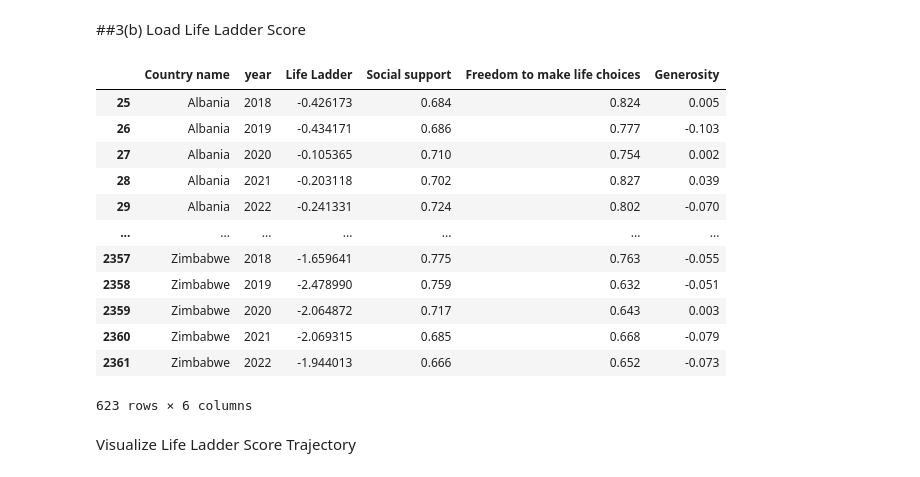
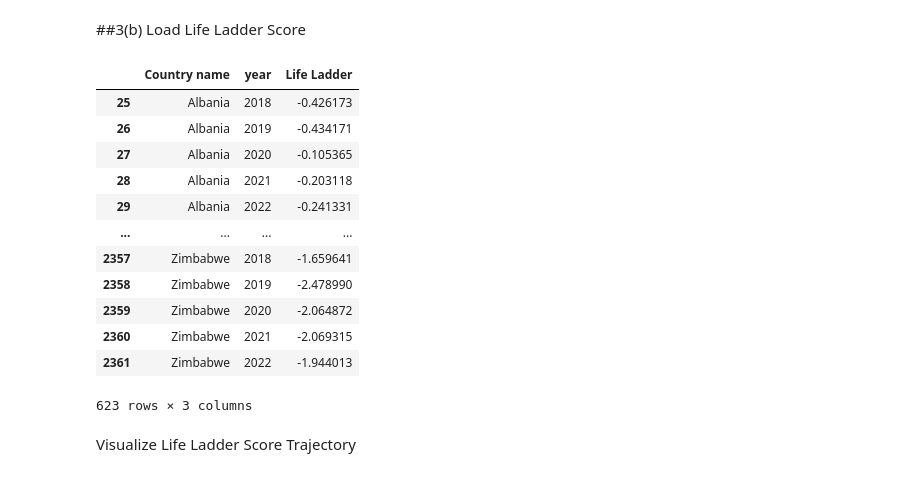
Before and after one commit to nicolesaade/WorldHappinessReportAnalysis, a Jupyter notebook: WorldHappinessReport_Time_Series_2023final.ipynb, the cells around one changed output. Cells and saved outputs as stored; diff of their text form; code cells hidden in the pictures.

```diff
--- a/WorldHappinessReport_Time_Series_2023final.ipynb
+++ b/WorldHappinessReport_Time_Series_2023final.ipynb
@@ -18,40 +18,40 @@ from keras.layers import Dense, LSTM, Dropout
 # %%
 # Load data
 data = pd.read_csv('happiness_dataset.csv')
 
 # Normalize data
 scaler = StandardScaler()
 data['Life Ladder'] = scaler.fit_transform(data[['Life Ladder']])
 
 # Dataframe with life ladder score 2018-2023
-ladder_data = data[['Country name', 'year', 'Life Ladder', 'Social support', 'Freedom to make life choices', 'Generosity']].loc[data['year'].isin([2018, 2019, 2020, 2021, 2022, 2023])]
+ladder_data = data[['Country name', 'year', 'Life Ladder']].loc[data['year'].isin([2018, 2019, 2020, 2021, 2022, 2023])]
 
 # Remove countries missing any of the 2018-2023 life ladder scores
 countries = set(ladder_data.loc[ladder_data['year']==2018]['Country name'].unique()).intersection(
     ladder_data.loc[ladder_data['year']==2019]['Country name'].unique(),
     ladder_data.loc[ladder_data['year']==2020]['Country name'].unique(),
     ladder_data.loc[ladder_data['year']==2021]['Country name'].unique(),
     ladder_data.loc[ladder_data['year']==2022]['Country name'].unique(),
     ladder_data.loc[ladder_data['year']==2023]['Country name'].unique()
 )
 ladder_data = ladder_data.loc[ladder_data['Country name'].isin(countries)]
 
 # Show all the countries using df.head()
 ladder_data.head(-1)
 # %% [output]
-|  | Country name | year | Life Ladder | Social support | Freedom to make life choices | Generosity |
-| 25 | Albania | 2018 | -0.426173 | 0.684 | 0.824 | 0.005 |
-| 26 | Albania | 2019 | -0.434171 | 0.686 | 0.777 | -0.103 |
-| 27 | Albania | 2020 | -0.105365 | 0.710 | 0.754 | 0.002 |
-| 28 | Albania | 2021 | -0.203118 | 0.702 | 0.827 | 0.039 |
-| 29 | Albania | 2022 | -0.241331 | 0.724 | 0.802 | -0.070 |
-| ... | ... | ... | ... | ... | ... | ... |
-| 2357 | Zimbabwe | 2018 | -1.659641 | 0.775 | 0.763 | -0.055 |
-| 2358 | Zimbabwe | 2019 | -2.478990 | 0.759 | 0.632 | -0.051 |
-| 2359 | Zimbabwe | 2020 | -2.064872 | 0.717 | 0.643 | 0.003 |
-| 2360 | Zimbabwe | 2021 | -2.069315 | 0.685 | 0.668 | -0.079 |
-| 2361 | Zimbabwe | 2022 | -1.944013 | 0.666 | 0.652 | -0.073 |
+|  | Country name | year | Life Ladder |
+| 25 | Albania | 2018 | -0.426173 |
+| 26 | Albania | 2019 | -0.434171 |
+| 27 | Albania | 2020 | -0.105365 |
+| 28 | Albania | 2021 | -0.203118 |
+| 29 | Albania | 2022 | -0.241331 |
+| ... | ... | ... | ... |
+| 2357 | Zimbabwe | 2018 | -1.659641 |
+| 2358 | Zimbabwe | 2019 | -2.478990 |
+| 2359 | Zimbabwe | 2020 | -2.064872 |
+| 2360 | Zimbabwe | 2021 | -2.069315 |
+| 2361 | Zimbabwe | 2022 | -1.944013 |
-623 rows × 6 columns
+623 rows × 3 columns
 # %% [markdown]
 Visualize Life Ladder Score Trajectory
 # %%
```
Also changed, not shown: parts of 1 cell of this notebook.
